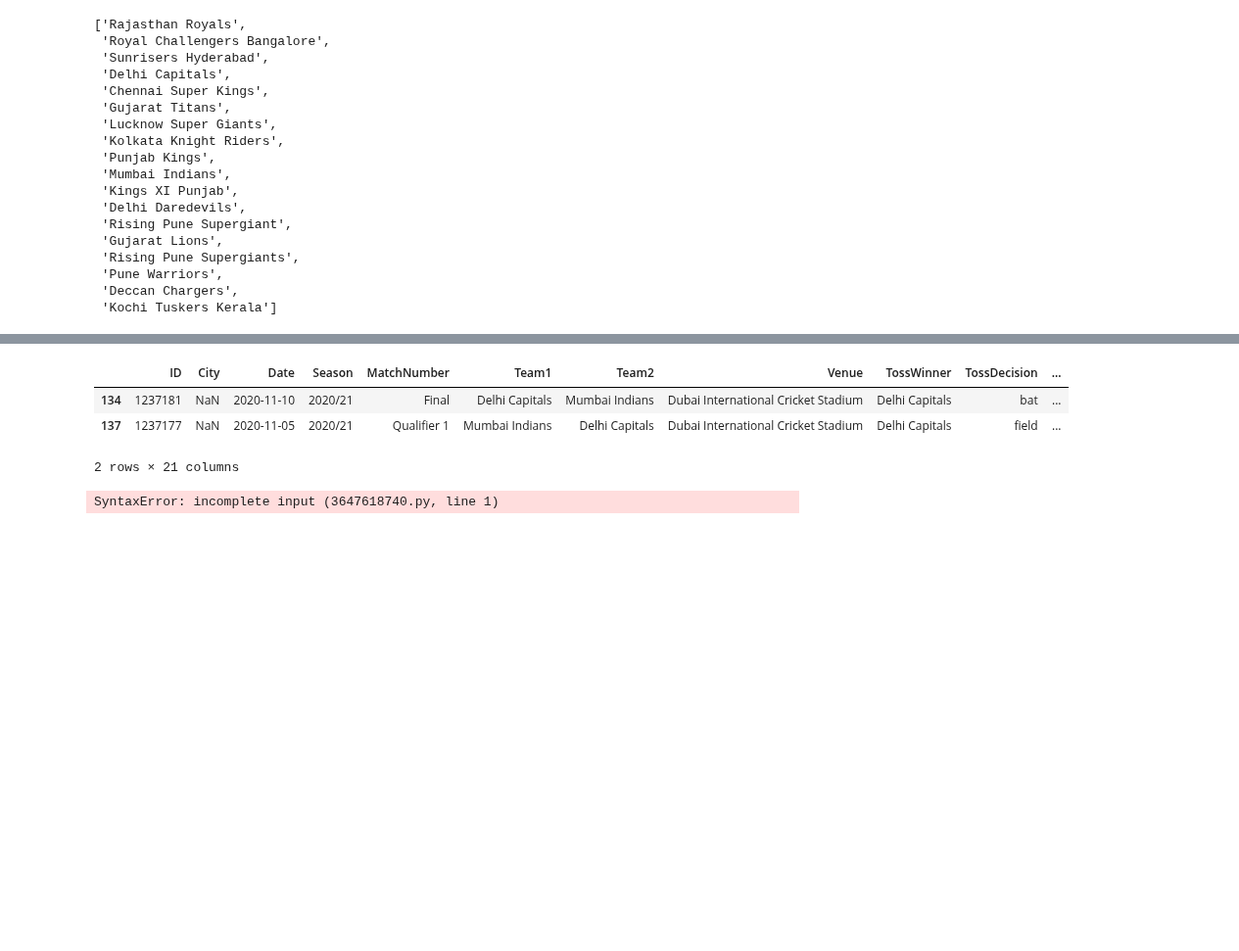
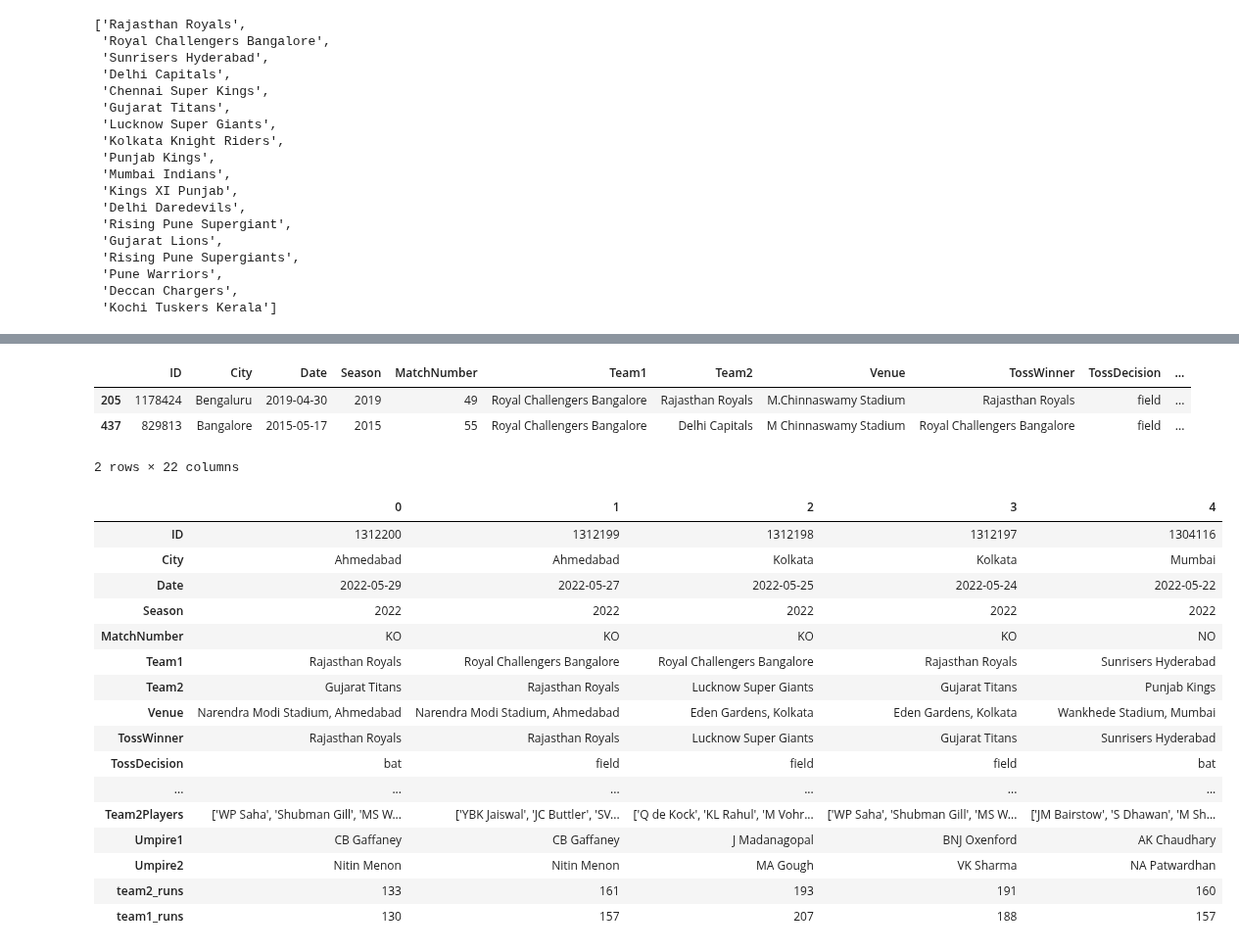
Before and after one commit to bainskarman/projects, a Jupyter notebook: IPL Winner Prediction/notebook.ipynb, the cells around one changed output, grey strips where cells are left out. Shown at 98% size. Drawn from its saved outputs; the diff is of its cells as text; code cells hidden in the pictures; blank space fills up the shorter version.

```diff
--- a/IPL Winner Prediction/notebook.ipynb
+++ b/IPL Winner Prediction/notebook.ipynb
@@ -133,14 +136,38 @@ total_run            0
 dtype: int64
-# %%
-matches[matches['City'].isnull()]
-# %% [output]
-|  | ID | City | Date | Season | MatchNumber | Team1 | Team2 | Venue | TossWinner | TossDecision | ... |
-| 134 | 1237181 | NaN | 2020-11-10 | 2020/21 | Final | Delhi Capitals | Mumbai Indians | Dubai International Cricket Stadium | Delhi Capitals | bat | ... |
-| 137 | 1237177 | NaN | 2020-11-05 | 2020/21 | Qualifier 1 | Mumbai Indians | Delhi Capitals | Dubai International Cricket Stadium | Delhi Capitals | field | ... |
-2 rows × 21 columns
 # %%
 matches['City'] = matches.apply(lambda row: row['Venue'].split()[0] if pd.isnull(row['City']) else row['City'], axis=1)
 # %%
-matches.drop(matches[matches['SuperOver'].isnull(),axis==0,inplace==True]
+matches[matches['SuperOver'].isnull()]
 # %% [output]
+|  | ID | City | Date | Season | MatchNumber | Team1 | Team2 | Venue | TossWinner | TossDecision | ... |
+| 205 | 1178424 | Bengaluru | 2019-04-30 | 2019 | 49 | Royal Challengers Bangalore | Rajasthan Royals | M.Chinnaswamy Stadium | Rajasthan Royals | field | ... |
+| 437 | 829813 | Bangalore | 2015-05-17 | 2015 | 55 | Royal Challengers Bangalore | Delhi Capitals | M Chinnaswamy Stadium | Royal Challengers Bangalore | field | ... |
-SyntaxError: incomplete input (3647618740.py, line 1)
+2 rows × 22 columns
+# %%
+matches.dropna(subset=['SuperOver'], inplace=True)
+# %%
+matches['Margin'].fillna(0, inplace=True)
+# %%
+matches['method'].fillna('No', inplace=True)
+# %%
+matches['MatchNumber'] = matches['MatchNumber'].apply(lambda x: 'KO' if x in ['Final', 'Qualifier 2', 'Eliminator', 'Qualifier 1', 'Qualifier', 'Elimination Final', '3rd Place Play-Off', 'Semi Final'] else 'NO')
+# %%
+matches.head(5).T
+# %% [output]
+|  | 0 | 1 | 2 | 3 | 4 |
+| ID | 1312200 | 1312199 | 1312198 | 1312197 | 1304116 |
+| City | Ahmedabad | Ahmedabad | Kolkata | Kolkata | Mumbai |
+| Date | 2022-05-29 | 2022-05-27 | 2022-05-25 | 2022-05-24 | 2022-05-22 |
+| Season | 2022 | 2022 | 2022 | 2022 | 2022 |
+| MatchNumber | KO | KO | KO | KO | NO |
+| Team1 | Rajasthan Royals | Royal Challengers Bangalore | Royal Challengers Bangalore | Rajasthan Royals | Sunrisers Hyderabad |
+| Team2 | Gujarat Titans | Rajasthan Royals | Lucknow Super Giants | Gujarat Titans | Punjab Kings |
+| Venue | Narendra Modi Stadium, Ahmedabad | Narendra Modi Stadium, Ahmedabad | Eden Gardens, Kolkata | Eden Gardens, Kolkata | Wankhede Stadium, Mumbai |
+| TossWinner | Rajasthan Royals | Rajasthan Royals | Lucknow Super Giants | Gujarat Titans | Sunrisers Hyderabad |
+| TossDecision | bat | field | field | field | bat |
+| ... | ... | ... | ... | ... | ... |
+| Team2Players | ['WP Saha', 'Shubman Gill', 'MS W... | ['YBK Jaiswal', 'JC Buttler', 'SV... | ['Q de Kock', 'KL Rahul', 'M Vohr... | ['WP Saha', 'Shubman Gill', 'MS W... | ['JM Bairstow', 'S Dhawan', 'M Sh... |
+| Umpire1 | CB Gaffaney | CB Gaffaney | J Madanagopal | BNJ Oxenford | AK Chaudhary |
+| Umpire2 | Nitin Menon | Nitin Menon | MA Gough | VK Sharma | NA Patwardhan |
+| team2_runs | 133 | 161 | 193 | 191 | 160 |
+| team1_runs | 130 | 157 | 207 | 188 | 157 |
```
Also changed, not shown: parts of 29 cells of this notebook.
